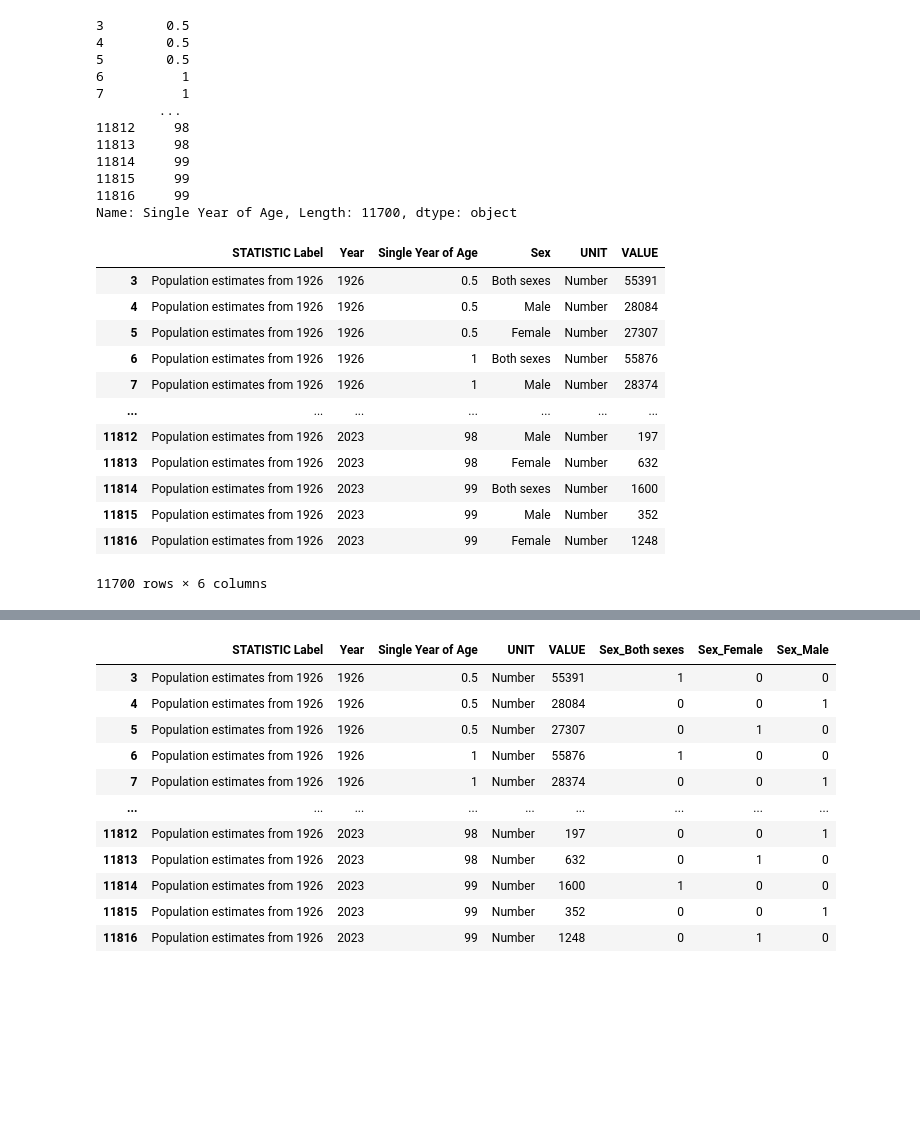
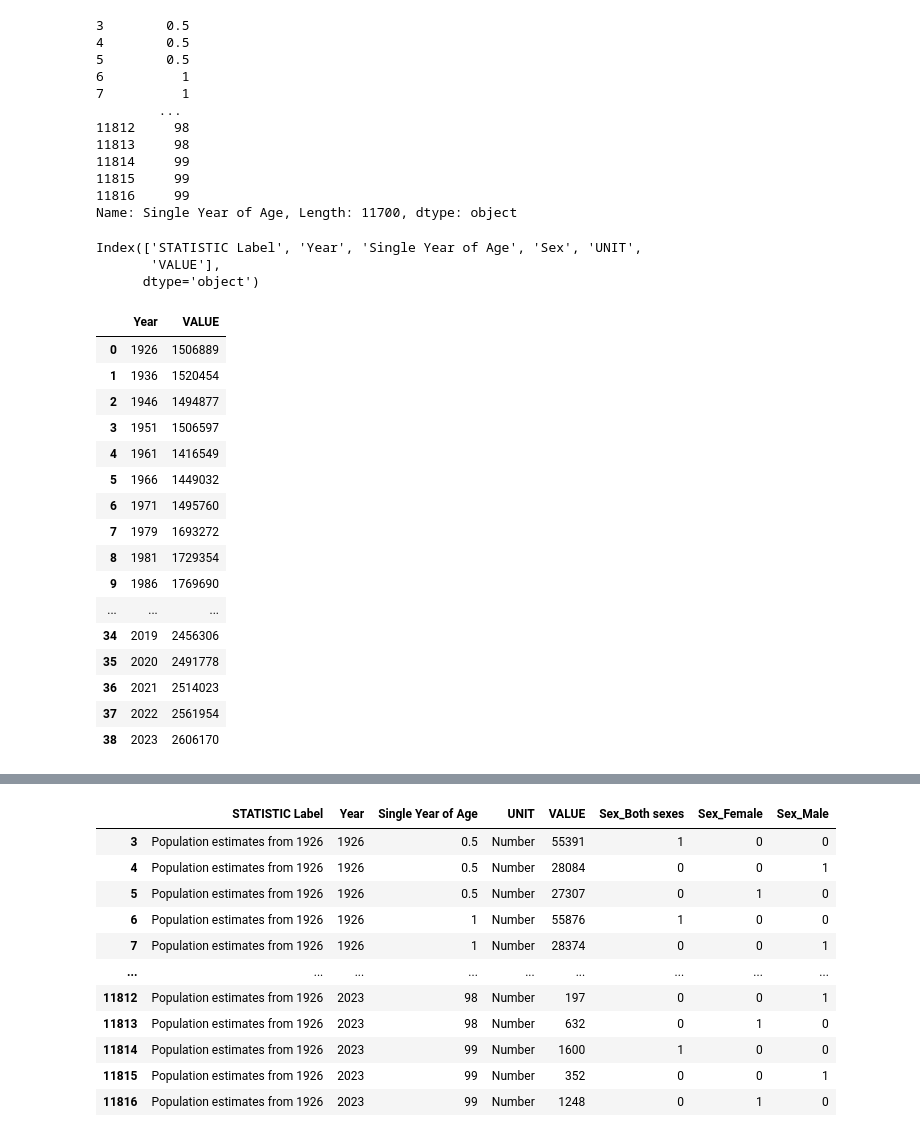
Before and after one commit to ZheLuo2023/CA1, a Jupyter notebook: Population Analysis.ipynb, the cells around one changed output, grey strips where cells are left out. Saved outputs shown, nothing was run; the diff lists cells and outputs as text; code cells hidden in the pictures; blank space fills up the shorter version.

```diff
--- a/Population Analysis.ipynb
+++ b/Population Analysis.ipynb
@@ -194,18 +194,8 @@ data["Single Year of Age"]
 11816     99
 Name: Single Year of Age, Length: 11700, dtype: object
 # %%
-data
+data.columns
 # %% [output]
-|  | STATISTIC Label | Year | Single Year of Age | Sex | UNIT | VALUE |
-| 3 | Population estimates from 1926 | 1926 | 0.5 | Both sexes | Number | 55391 |
-| 4 | Population estimates from 1926 | 1926 | 0.5 | Male | Number | 28084 |
-| 5 | Population estimates from 1926 | 1926 | 0.5 | Female | Number | 27307 |
-| 6 | Population estimates from 1926 | 1926 | 1 | Both sexes | Number | 55876 |
-| 7 | Population estimates from 1926 | 1926 | 1 | Male | Number | 28374 |
-| ... | ... | ... | ... | ... | ... | ... |
-| 11812 | Population estimates from 1926 | 2023 | 98 | Male | Number | 197 |
-| 11813 | Population estimates from 1926 | 2023 | 98 | Female | Number | 632 |
-| 11814 | Population estimates from 1926 | 2023 | 99 | Both sexes | Number | 1600 |
-| 11815 | Population estimates from 1926 | 2023 | 99 | Male | Number | 352 |
-| 11816 | Population estimates from 1926 | 2023 | 99 | Female | Number | 1248 |
-11700 rows × 6 columns
+Index(['STATISTIC Label', 'Year', 'Single Year of Age', 'Sex', 'UNIT',
+       'VALUE'],
+      dtype='object')
@@ -211,0 +205,22 @@ data
+# %%
+Data_male = Data_male.groupby("Year")["VALUE"].sum()
+Data_male = Data_male.reset_index()
+Data_male
+# %% [output]
+|  | Year | VALUE |
+| 0 | 1926 | 1506889 |
+| 1 | 1936 | 1520454 |
+| 2 | 1946 | 1494877 |
+| 3 | 1951 | 1506597 |
+| 4 | 1961 | 1416549 |
+| 5 | 1966 | 1449032 |
+| 6 | 1971 | 1495760 |
+| 7 | 1979 | 1693272 |
+| 8 | 1981 | 1729354 |
+| 9 | 1986 | 1769690 |
+| ... | ... | ... |
+| 34 | 2019 | 2456306 |
+| 35 | 2020 | 2491778 |
+| 36 | 2021 | 2514023 |
+| 37 | 2022 | 2561954 |
+| 38 | 2023 | 2606170 |
```
Also changed, not shown: parts of 12 cells of this notebook.
